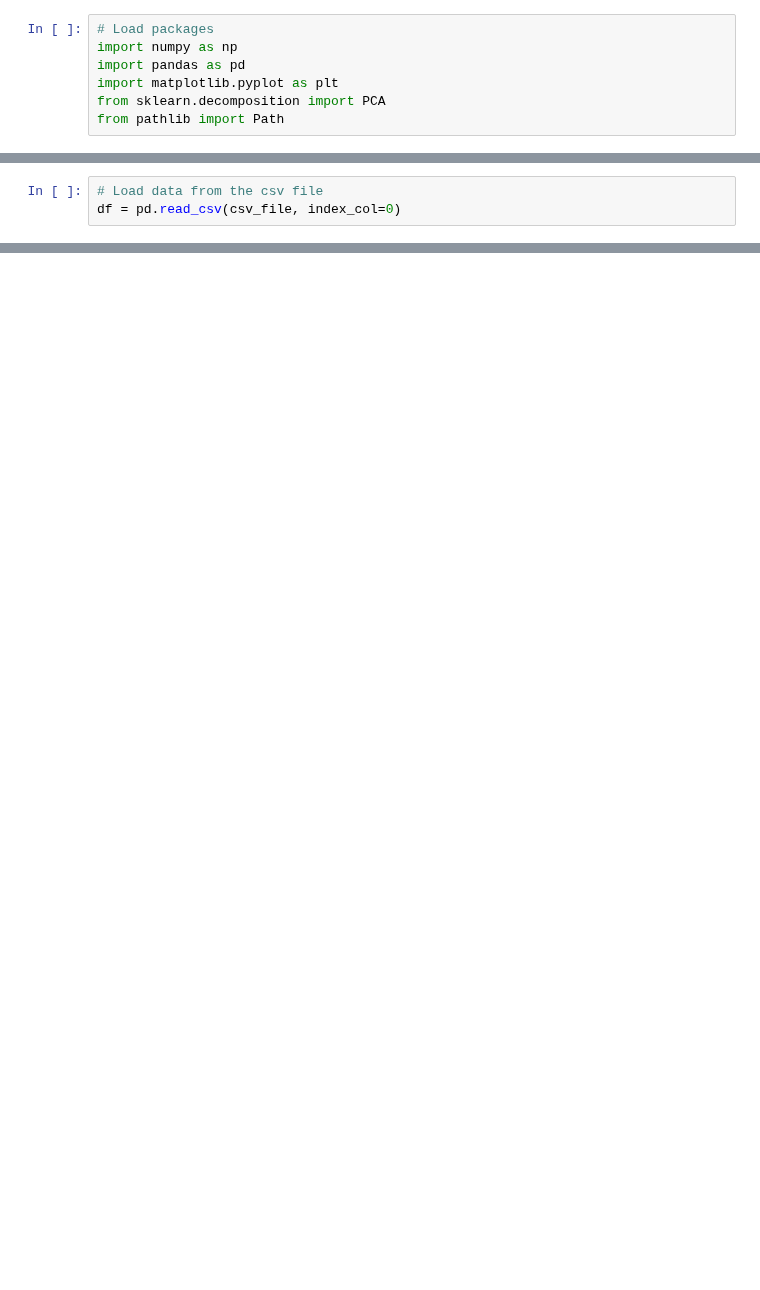
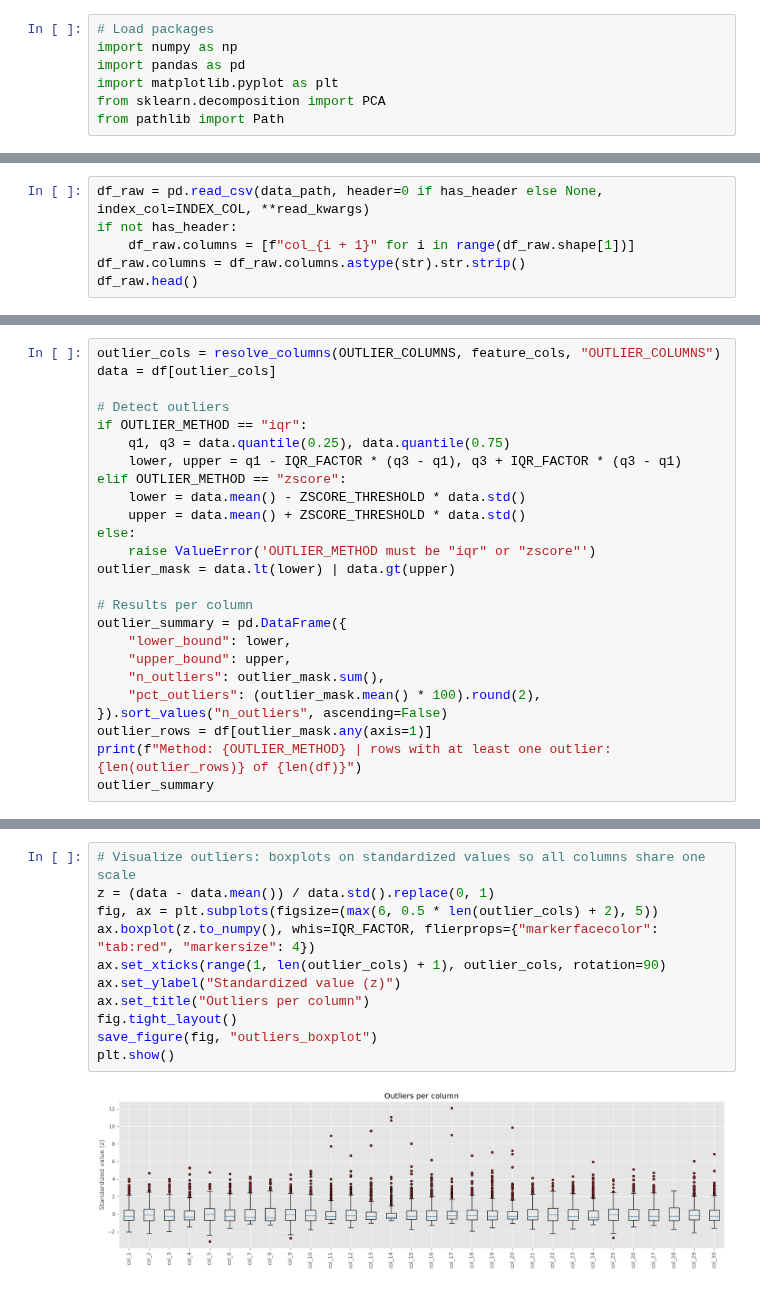
Before and after one commit to Telmo-Claro/ds_toolkit, a Jupyter notebook: main.ipynb, the cells around one changed output, grey strips where cells are left out. Cells and saved outputs as stored; diff of their text form; blank space fills up the shorter version.

```diff
--- a/main.ipynb
+++ b/main.ipynb
@@ -36,3 +16,0 @@ Loads the data from the dataset
-# %%
-# Load data from the csv file
-df = pd.read_csv(csv_file, index_col=0)
@@ -167,0 +193,6 @@ if y is not None:
+# %%
+df_raw = pd.read_csv(data_path, header=0 if has_header else None, index_col=INDEX_COL, **read_kwargs)
+if not has_header:
+    df_raw.columns = [f"col_{i + 1}" for i in range(df_raw.shape[1])]
+df_raw.columns = df_raw.columns.astype(str).str.strip()
+df_raw.head()
@@ -167,0 +467,25 @@ if y is not None:
+# %%
+outlier_cols = resolve_columns(OUTLIER_COLUMNS, feature_cols, "OUTLIER_COLUMNS")
+data = df[outlier_cols]
+
+# Detect outliers
+if OUTLIER_METHOD == "iqr":
+    q1, q3 = data.quantile(0.25), data.quantile(0.75)
+    lower, upper = q1 - IQR_FACTOR * (q3 - q1), q3 + IQR_FACTOR * (q3 - q1)
+elif OUTLIER_METHOD == "zscore":
+    lower = data.mean() - ZSCORE_THRESHOLD * data.std()
+    upper = data.mean() + ZSCORE_THRESHOLD * data.std()
+else:
+    raise ValueError('OUTLIER_METHOD must be "iqr" or "zscore"')
+outlier_mask = data.lt(lower) | data.gt(upper)
+
+# Results per column
+outlier_summary = pd.DataFrame({
+    "lower_bound": lower,
+    "upper_bound": upper,
+    "n_outliers": outlier_mask.sum(),
+    "pct_outliers": (outlier_mask.mean() * 100).round(2),
+}).sort_values("n_outliers", ascending=False)
+outlier_rows = df[outlier_mask.any(axis=1)]
+print(f"Method: {OUTLIER_METHOD} | rows with at least one outlier: {len(outlier_rows)} of {len(df)}")
+outlier_summary
@@ -167,0 +527,13 @@ if y is not None:
+# %%
+# Visualize outliers: boxplots on standardized values so all columns share one scale
+z = (data - data.mean()) / data.std().replace(0, 1)
+fig, ax = plt.subplots(figsize=(max(6, 0.5 * len(outlier_cols) + 2), 5))
+ax.boxplot(z.to_numpy(), whis=IQR_FACTOR, flierprops={"markerfacecolor": "tab:red", "markersize": 4})
+ax.set_xticks(range(1, len(outlier_cols) + 1), outlier_cols, rotation=90)
+ax.set_ylabel("Standardized value (z)")
+ax.set_title("Outliers per column")
+fig.tight_layout()
+save_figure(fig, "outliers_boxplot")
+plt.show()
+# %% [output]
+[figure, added]
```
Also changed, not shown: parts of 83 cells of this notebook.
